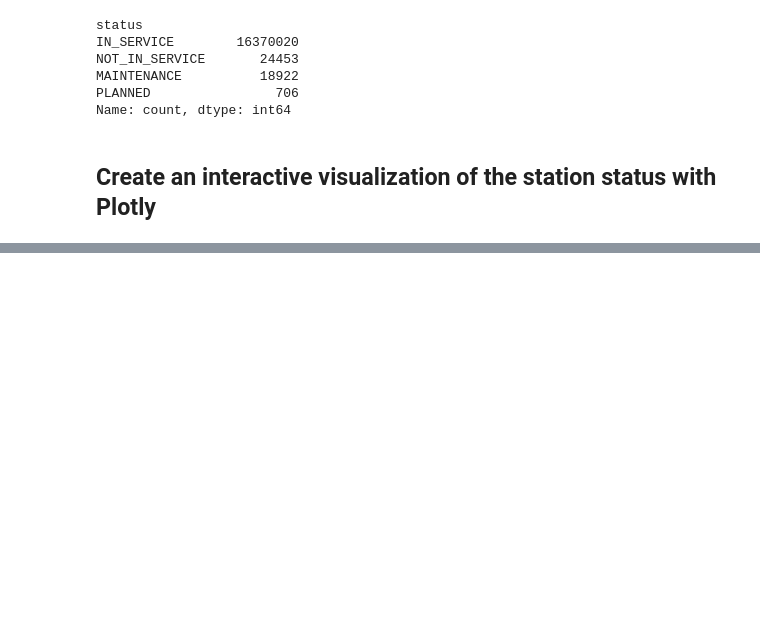
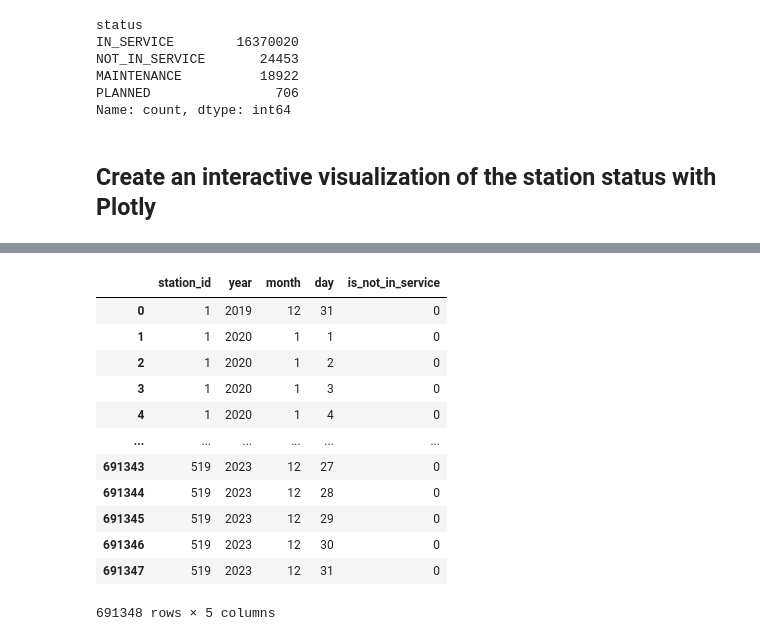
Before and after one commit to carlesonielfa/dsml-capstone, a Jupyter notebook: visualize_maintenance.ipynb, the cells around one changed output, grey strips where cells are left out. Saved outputs shown, nothing was run; the diff lists cells and outputs as text; code cells hidden in the pictures; blank space fills up the shorter version.

Commit message:
Add maintenance calendar

```diff
--- a/visualize_maintenance.ipynb
+++ b/visualize_maintenance.ipynb
@@ -2,7 +2,7 @@
 import pandas as pd
 
 # Open data
-df_data = pd.read_parquet("data\cleaned_maintenance_data.parquet")
+df_data = pd.read_parquet("data/cleaned_maintenance_data.parquet")
 # Set dtypes
 types = {
     "hour": int,
@@ -31,7 +31,7 @@ df_data
 16551422 rows × 13 columns
 # %%
 # Load station info
-df_stations = pd.read_csv("data\Informacio_Estacions_Bicing.csv")
+df_stations = pd.read_csv("data/Informacio_Estacions_Bicing.csv")
 df_stations
 # %% [output]
 |  | station_id | name | physical_configuration | lat | lon | altitude | address | post_code | capacity | ... |
@@ -209,0 +214,21 @@ if __name__ == '__main__':
+# %%
+# Add a new column to sum the times that status is not in service
+df_data["is_not_in_service"] = df_data["status"] != "IN_SERVICE"
+
+# Aggreagate data by day and station and sum service_int
+df_data_agg = df_data.groupby(["station_id", "year", "month", "day"]).agg({"is_not_in_service": "sum"}).reset_index()
+df_data_agg
+# %% [output]
+|  | station_id | year | month | day | is_not_in_service |
+| 0 | 1 | 2019 | 12 | 31 | 0 |
+| 1 | 1 | 2020 | 1 | 1 | 0 |
+| 2 | 1 | 2020 | 1 | 2 | 0 |
+| 3 | 1 | 2020 | 1 | 3 | 0 |
+| 4 | 1 | 2020 | 1 | 4 | 0 |
+| ... | ... | ... | ... | ... | ... |
+| 691343 | 519 | 2023 | 12 | 27 | 0 |
+| 691344 | 519 | 2023 | 12 | 28 | 0 |
+| 691345 | 519 | 2023 | 12 | 29 | 0 |
+| 691346 | 519 | 2023 | 12 | 30 | 0 |
+| 691347 | 519 | 2023 | 12 | 31 | 0 |
+691348 rows × 5 columns
```
Also changed, not shown: parts of 4 cells of this notebook.
